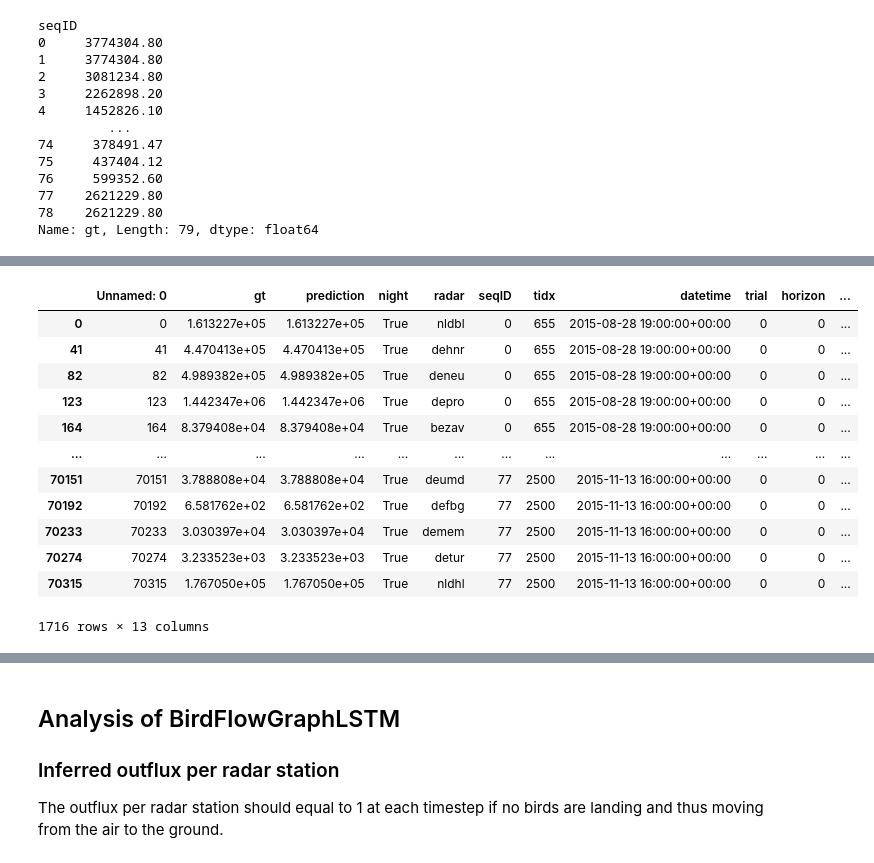
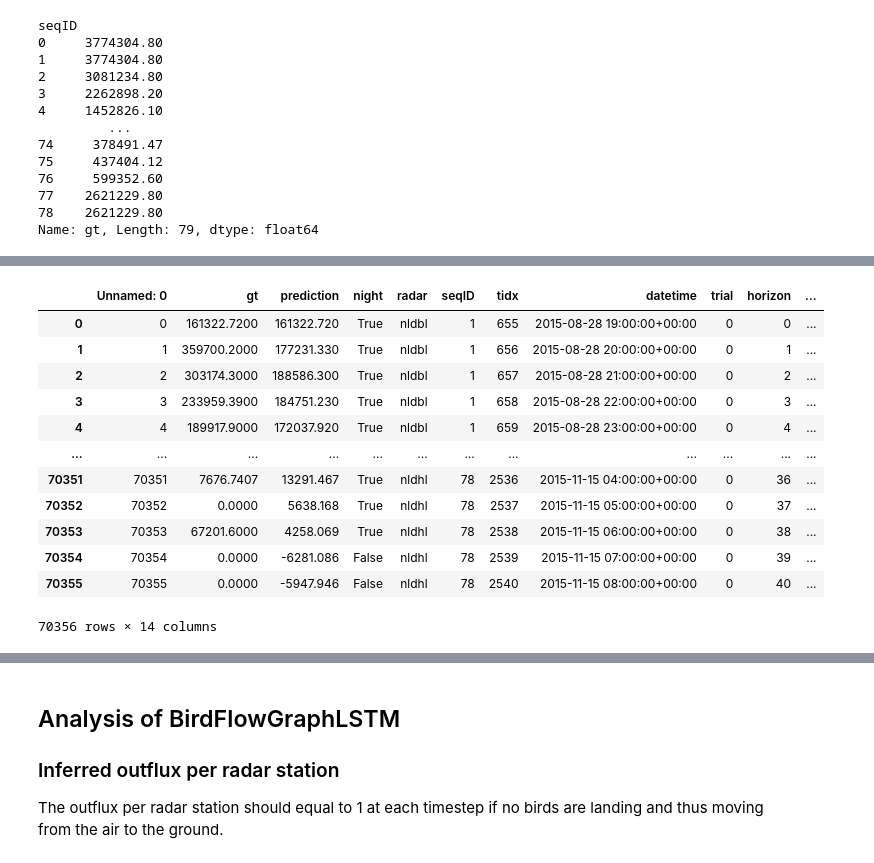
Before and after one commit to FionaLippert/birdMigration, a Jupyter notebook: notebooks/model_performance_radar.ipynb, the cells around one changed output, grey strips where cells are left out. Saved outputs shown, nothing was run; the diff lists cells and outputs as text; code cells hidden in the pictures.

```diff
--- a/notebooks/model_performance_radar.ipynb
+++ b/notebooks/model_performance_radar.ipynb
@@ -106,9 +106,9 @@ for i, m in enumerate(models):
 # %%
 # models = ['GBT', 'LocalMLP']#, 'BirdFlowGraphLSTM'] #, 'GraphLSTM']
 # experiments = ['_root_transformed_3', '_root_transformed_3']
-models = ['LocalLSTM', 'HA', 'GAM', 'GBT', 'LocalMLP', 'GraphLSTM', 'BirdFlowGraphLSTM'] #, 'GraphLSTM']
+models = ['HA', 'GAM', 'GBT', 'LocalMLP', 'LocalLSTM', 'GraphLSTM', 'BirdFlowGraphLSTM'] #, 'GraphLSTM']
 experiments = ['best_settings_evaluate_daytime',
-               'test_settings_evaluate_daytime',
+               'test_evaluate_daytime',
                'best_settings_evaluate_daytime',
                'best_settings_evaluate_daytime',
                'best_settings_evaluate_daytime',
@@ -117,11 +117,8 @@ experiments = ['best_settings_evaluate_daytime',
 results_transformed = dict()
 bird_scales_transformed = dict()
 for i, m in enumerate(models):
-    if m in ['HA', 'GAM']:
-        experiment = 'radar_specific'
-    else:
-        #experiment = 'best_settings' + experiments[i]
-        experiment = experiments[i]
+
+    experiment = experiments[i]
 
     # load predictions
     model_dir = osp.join(base_dir, 'testing', m, experiment)
@@ -223,16 +212,16 @@ results['GraphLSTM'].query('horizon == 0')
 # %%
-results_transformed['GraphLSTM'].query('horizon == 0')
+results_transformed['GraphLSTM']
 # %% [output]
 |  | Unnamed: 0 | gt | prediction | night | radar | seqID | tidx | datetime | trial | horizon | ... |
-| 0 | 0 | 1.613227e+05 | 1.613227e+05 | True | nldbl | 0 | 655 | 2015-08-28 19:00:00+00:00 | 0 | 0 | ... |
-| 41 | 41 | 4.470413e+05 | 4.470413e+05 | True | dehnr | 0 | 655 | 2015-08-28 19:00:00+00:00 | 0 | 0 | ... |
-| 82 | 82 | 4.989382e+05 | 4.989382e+05 | True | deneu | 0 | 655 | 2015-08-28 19:00:00+00:00 | 0 | 0 | ... |
-| 123 | 123 | 1.442347e+06 | 1.442347e+06 | True | depro | 0 | 655 | 2015-08-28 19:00:00+00:00 | 0 | 0 | ... |
-| 164 | 164 | 8.379408e+04 | 8.379408e+04 | True | bezav | 0 | 655 | 2015-08-28 19:00:00+00:00 | 0 | 0 | ... |
+| 0 | 0 | 161322.7200 | 161322.720 | True | nldbl | 1 | 655 | 2015-08-28 19:00:00+00:00 | 0 | 0 | ... |
+| 1 | 1 | 359700.2000 | 177231.330 | True | nldbl | 1 | 656 | 2015-08-28 20:00:00+00:00 | 0 | 1 | ... |
+| 2 | 2 | 303174.3000 | 188586.300 | True | nldbl | 1 | 657 | 2015-08-28 21:00:00+00:00 | 0 | 2 | ... |
+| 3 | 3 | 233959.3900 | 184751.230 | True | nldbl | 1 | 658 | 2015-08-28 22:00:00+00:00 | 0 | 3 | ... |
+| 4 | 4 | 189917.9000 | 172037.920 | True | nldbl | 1 | 659 | 2015-08-28 23:00:00+00:00 | 0 | 4 | ... |
 | ... | ... | ... | ... | ... | ... | ... | ... | ... | ... | ... | ... |
-| 70151 | 70151 | 3.788808e+04 | 3.788808e+04 | True | deumd | 77 | 2500 | 2015-11-13 16:00:00+00:00 | 0 | 0 | ... |
-| 70192 | 70192 | 6.581762e+02 | 6.581762e+02 | True | defbg | 77 | 2500 | 2015-11-13 16:00:00+00:00 | 0 | 0 | ... |
-| 70233 | 70233 | 3.030397e+04 | 3.030397e+04 | True | demem | 77 | 2500 | 2015-11-13 16:00:00+00:00 | 0 | 0 | ... |
-| 70274 | 70274 | 3.233523e+03 | 3.233523e+03 | True | detur | 77 | 2500 | 2015-11-13 16:00:00+00:00 | 0 | 0 | ... |
-| 70315 | 70315 | 1.767050e+05 | 1.767050e+05 | True | nldhl | 77 | 2500 | 2015-11-13 16:00:00+00:00 | 0 | 0 | ... |
+| 70351 | 70351 | 7676.7407 | 13291.467 | True | nldhl | 78 | 2536 | 2015-11-15 04:00:00+00:00 | 0 | 36 | ... |
+| 70352 | 70352 | 0.0000 | 5638.168 | True | nldhl | 78 | 2537 | 2015-11-15 05:00:00+00:00 | 0 | 37 | ... |
+| 70353 | 70353 | 67201.6000 | 4258.069 | True | nldhl | 78 | 2538 | 2015-11-15 06:00:00+00:00 | 0 | 38 | ... |
+| 70354 | 70354 | 0.0000 | -6281.086 | False | nldhl | 78 | 2539 | 2015-11-15 07:00:00+00:00 | 0 | 39 | ... |
+| 70355 | 70355 | 0.0000 | -5947.946 | False | nldhl | 78 | 2540 | 2015-11-15 08:00:00+00:00 | 0 | 40 | ... |
-1716 rows × 13 columns
+70356 rows × 14 columns
```
Also changed, not shown: parts of 10 cells of this notebook, 1 other file.
